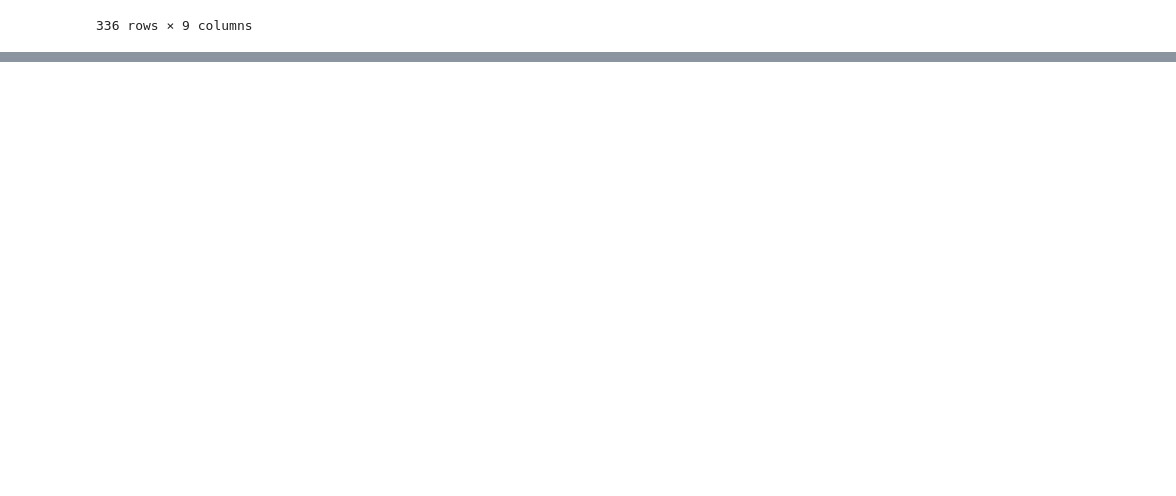
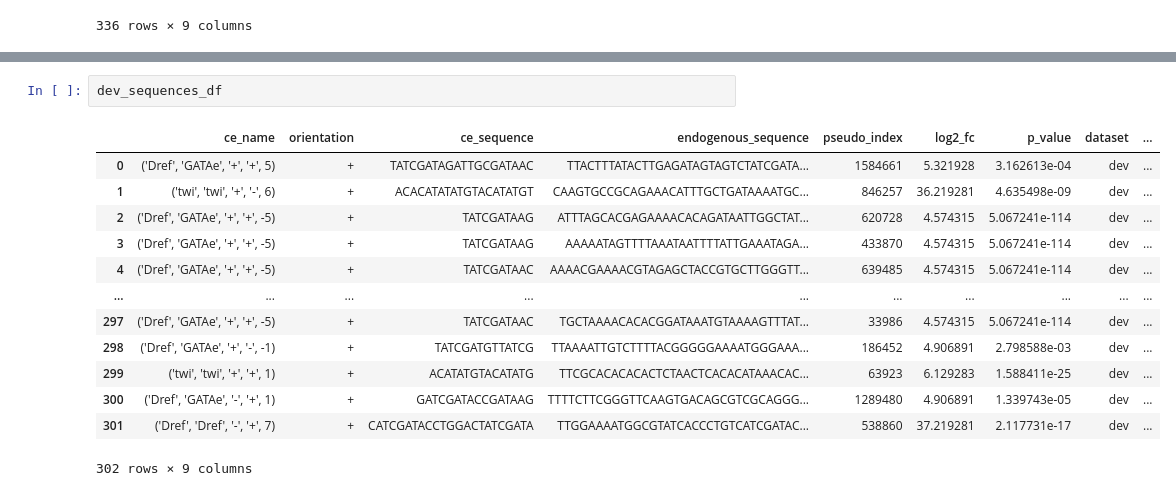
Before and after one commit to pabmantilla/Designing-STARR-seq-Library, a Jupyter notebook: Library_Selection/score_library.ipynb, the cells around one changed output, grey strips where cells are left out. Saved outputs shown, nothing was run; the diff lists cells and outputs as text; blank space fills up the shorter version.

```diff
--- a/Library_Selection/score_library.ipynb
+++ b/Library_Selection/score_library.ipynb
@@ -561,0 +331,16 @@ HK one-hot encoding key 'hk': (336, 4, 249)
+# %%
+dev_sequences_df
+# %% [output]
+|  | ce_name | orientation | ce_sequence | endogenous_sequence | pseudo_index | log2_fc | p_value | dataset | ... |
+| 0 | ('Dref', 'GATAe', '+', '+', 5) | + | TATCGATAGATTGCGATAAC | TTACTTTATACTTGAGATAGTAGTCTATCGATA... | 1584661 | 5.321928 | 3.162613e-04 | dev | ... |
+| 1 | ('twi', 'twi', '+', '-', 6) | + | ACACATATATGTACATATGT | CAAGTGCCGCAGAAACATTTGCTGATAAAATGC... | 846257 | 36.219281 | 4.635498e-09 | dev | ... |
+| 2 | ('Dref', 'GATAe', '+', '+', -5) | + | TATCGATAAG | ATTTAGCACGAGAAAACACAGATAATTGGCTAT... | 620728 | 4.574315 | 5.067241e-114 | dev | ... |
+| 3 | ('Dref', 'GATAe', '+', '+', -5) | + | TATCGATAAG | AAAAATAGTTTTAAATAATTTTATTGAAATAGA... | 433870 | 4.574315 | 5.067241e-114 | dev | ... |
+| 4 | ('Dref', 'GATAe', '+', '+', -5) | + | TATCGATAAC | AAAACGAAAACGTAGAGCTACCGTGCTTGGGTT... | 639485 | 4.574315 | 5.067241e-114 | dev | ... |
+| ... | ... | ... | ... | ... | ... | ... | ... | ... | ... |
+| 297 | ('Dref', 'GATAe', '+', '+', -5) | + | TATCGATAAC | TGCTAAAACACACGGATAAATGTAAAAGTTTAT... | 33986 | 4.574315 | 5.067241e-114 | dev | ... |
+| 298 | ('Dref', 'GATAe', '+', '-', -1) | + | TATCGATGTTATCG | TTAAAATTGTCTTTTACGGGGGAAAATGGGAAA... | 186452 | 4.906891 | 2.798588e-03 | dev | ... |
+| 299 | ('twi', 'twi', '+', '+', 1) | + | ACATATGTACATATG | TTCGCACACACACTCTAACTCACACATAAACAC... | 63923 | 6.129283 | 1.588411e-25 | dev | ... |
+| 300 | ('Dref', 'GATAe', '-', '+', 1) | + | GATCGATACCGATAAG | TTTTCTTCGGGTTCAAGTGACAGCGTCGCAGGG... | 1289480 | 4.906891 | 1.339743e-05 | dev | ... |
+| 301 | ('Dref', 'Dref', '-', '+', 7) | + | CATCGATACCTGGACTATCGATA | TTGGAAAATGGCGTATCACCCTGTCATCGATAC... | 538860 | 37.219281 | 2.117731e-17 | dev | ... |
+302 rows × 9 columns
```
Also changed, not shown: parts of 4 cells of this notebook.
